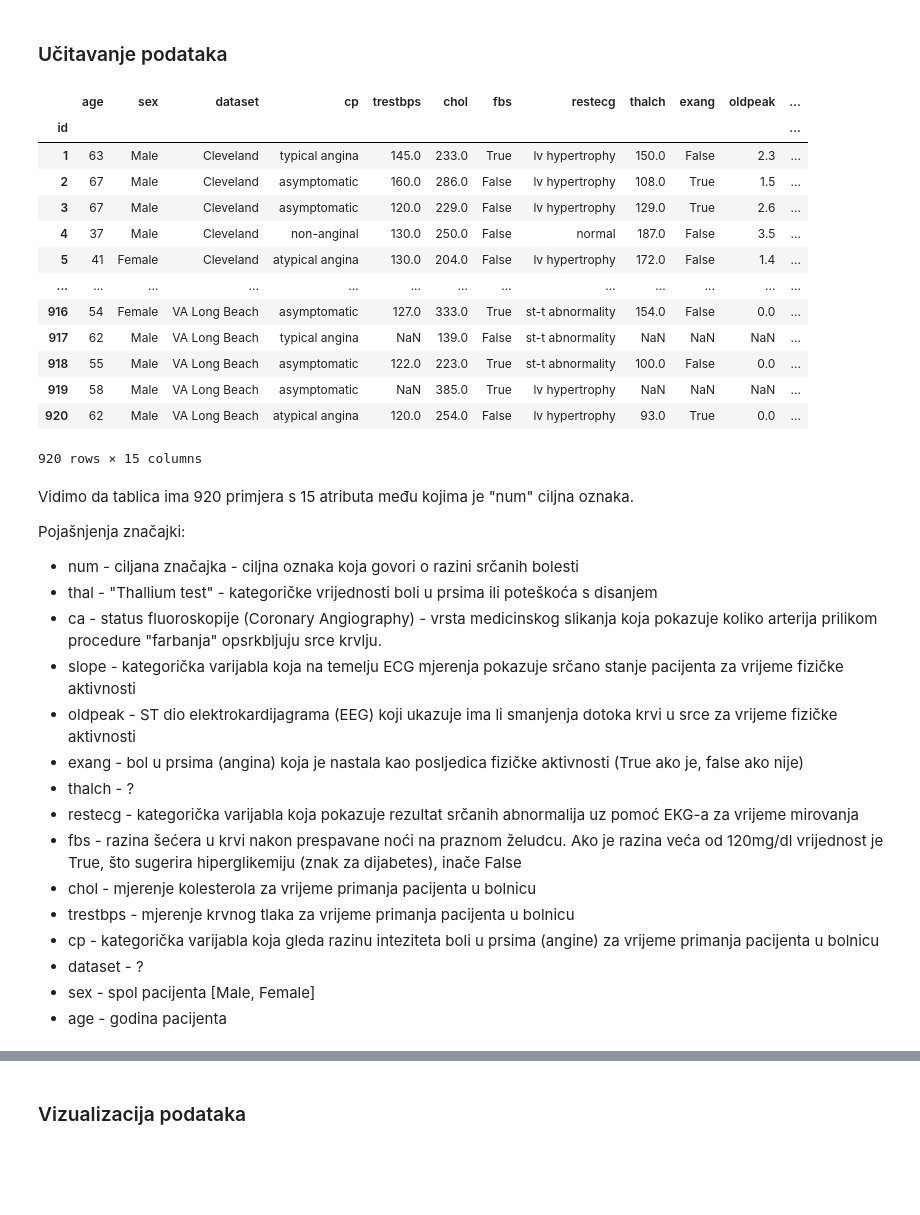
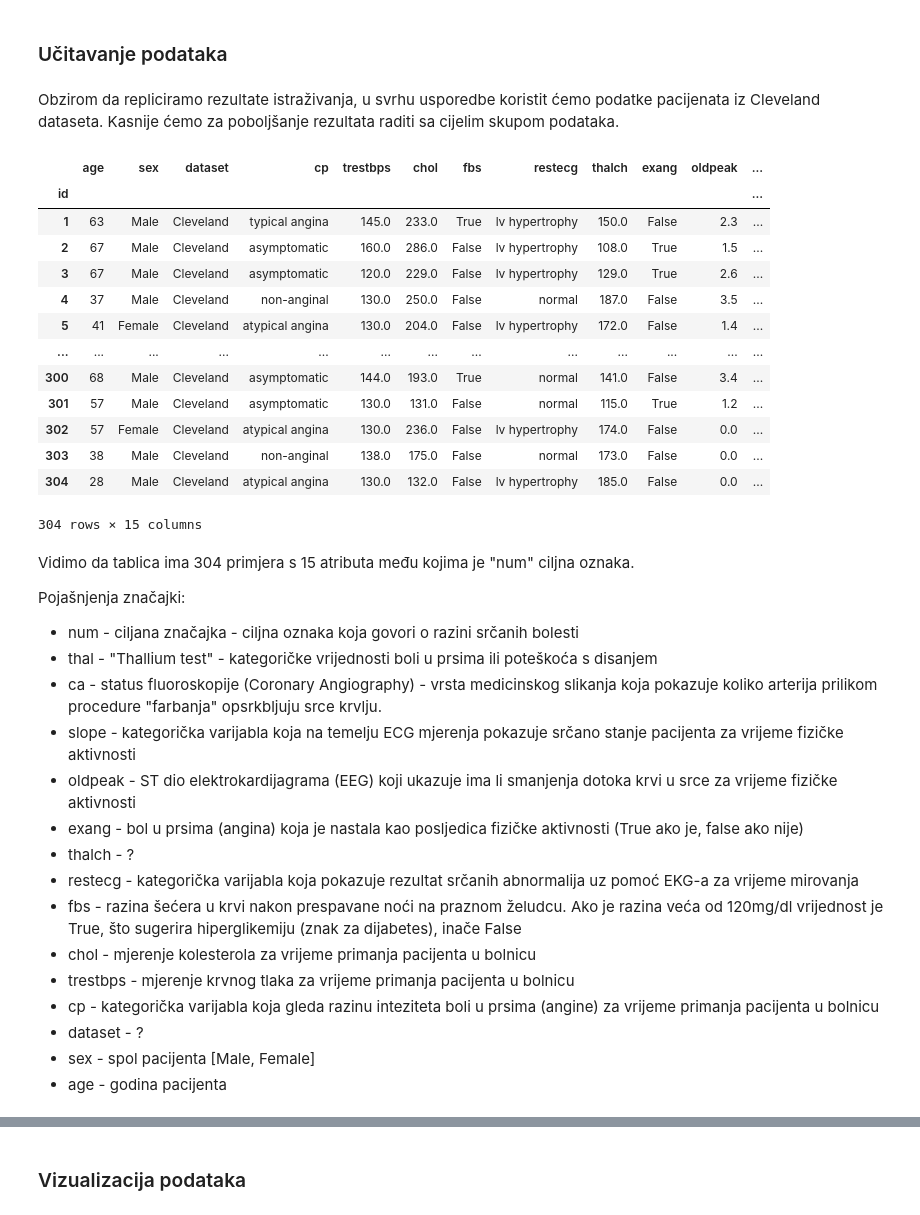
Before and after one commit to boltzman123/Heart-Failure-Disease-Prediction, a Jupyter notebook: Heart_Diesease_Detection.ipynb, the cells around one changed output, grey strips where cells are left out. Cells and saved outputs as stored; diff of their text form; code cells hidden in the pictures; blank space fills up the shorter version.

```diff
--- a/Heart_Diesease_Detection.ipynb
+++ b/Heart_Diesease_Detection.ipynb
@@ -22,26 +22,29 @@ import seaborn as sns
 import warnings
 # %% [markdown]
 <h3> Učitavanje podataka</h3>
+# %% [markdown]
+Obzirom da repliciramo rezultate istraživanja, u svrhu usporedbe koristit ćemo podatke pacijenata iz Cleveland dataseta. Kasnije ćemo za poboljšanje rezultata raditi sa cijelim skupom podataka.
 # %%
 X = pd.read_csv("heart_disease_uci.csv", index_col = 0)
+X = X[X.dataset == "Cleveland"]
 X
 # %% [output]
 |  | age | sex | dataset | cp | trestbps | chol | fbs | restecg | thalch | exang | oldpeak | ... |
 | id |  |  |  |  |  |  |  |  |  |  |  | ... |
 | 1 | 63 | Male | Cleveland | typical angina | 145.0 | 233.0 | True | lv hypertrophy | 150.0 | False | 2.3 | ... |
 | 2 | 67 | Male | Cleveland | asymptomatic | 160.0 | 286.0 | False | lv hypertrophy | 108.0 | True | 1.5 | ... |
 | 3 | 67 | Male | Cleveland | asymptomatic | 120.0 | 229.0 | False | lv hypertrophy | 129.0 | True | 2.6 | ... |
 | 4 | 37 | Male | Cleveland | non-anginal | 130.0 | 250.0 | False | normal | 187.0 | False | 3.5 | ... |
 | 5 | 41 | Female | Cleveland | atypical angina | 130.0 | 204.0 | False | lv hypertrophy | 172.0 | False | 1.4 | ... |
 | ... | ... | ... | ... | ... | ... | ... | ... | ... | ... | ... | ... | ... |
-| 916 | 54 | Female | VA Long Beach | asymptomatic | 127.0 | 333.0 | True | st-t abnormality | 154.0 | False | 0.0 | ... |
-| 917 | 62 | Male | VA Long Beach | typical angina | NaN | 139.0 | False | st-t abnormality | NaN | NaN | NaN | ... |
-| 918 | 55 | Male | VA Long Beach | asymptomatic | 122.0 | 223.0 | True | st-t abnormality | 100.0 | False | 0.0 | ... |
-| 919 | 58 | Male | VA Long Beach | asymptomatic | NaN | 385.0 | True | lv hypertrophy | NaN | NaN | NaN | ... |
-| 920 | 62 | Male | VA Long Beach | atypical angina | 120.0 | 254.0 | False | lv hypertrophy | 93.0 | True | 0.0 | ... |
+| 300 | 68 | Male | Cleveland | asymptomatic | 144.0 | 193.0 | True | normal | 141.0 | False | 3.4 | ... |
+| 301 | 57 | Male | Cleveland | asymptomatic | 130.0 | 131.0 | False | normal | 115.0 | True | 1.2 | ... |
+| 302 | 57 | Female | Cleveland | atypical angina | 130.0 | 236.0 | False | lv hypertrophy | 174.0 | False | 0.0 | ... |
+| 303 | 38 | Male | Cleveland | non-anginal | 138.0 | 175.0 | False | normal | 173.0 | False | 0.0 | ... |
+| 304 | 28 | Male | Cleveland | atypical angina | 130.0 | 132.0 | False | lv hypertrophy | 185.0 | False | 0.0 | ... |
-920 rows × 15 columns
+304 rows × 15 columns
 # %% [markdown]
-Vidimo da tablica ima 920 primjera s 15 atributa među kojima je "num" ciljna oznaka.
+Vidimo da tablica ima 304 primjera s 15 atributa među kojima je "num" ciljna oznaka.
 
 Pojašnjenja značajki:
  - num - ciljana značajka - ciljna oznaka koja govori o razini srčanih bolesti
```
Also changed, not shown: parts of 32 cells of this notebook.
